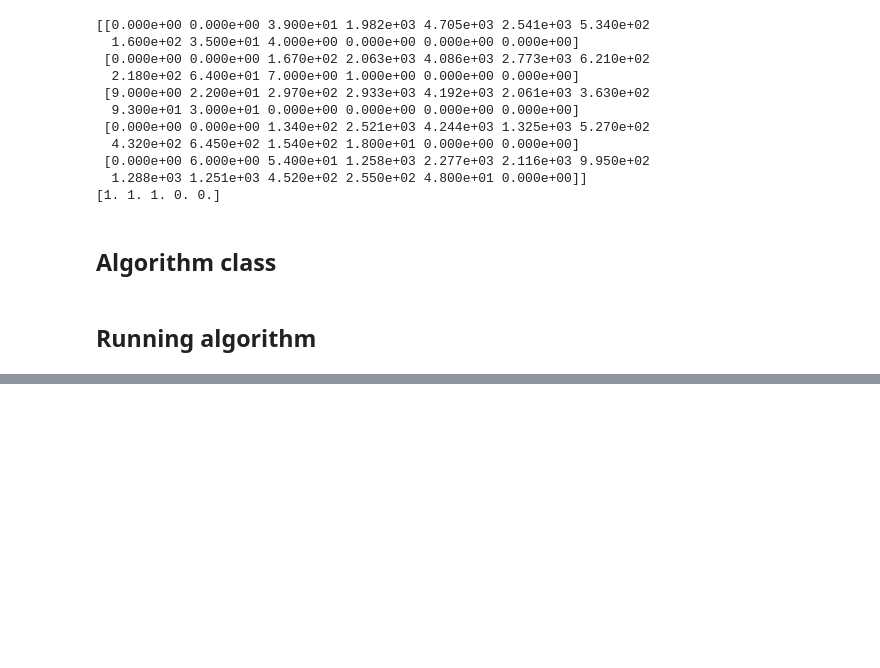
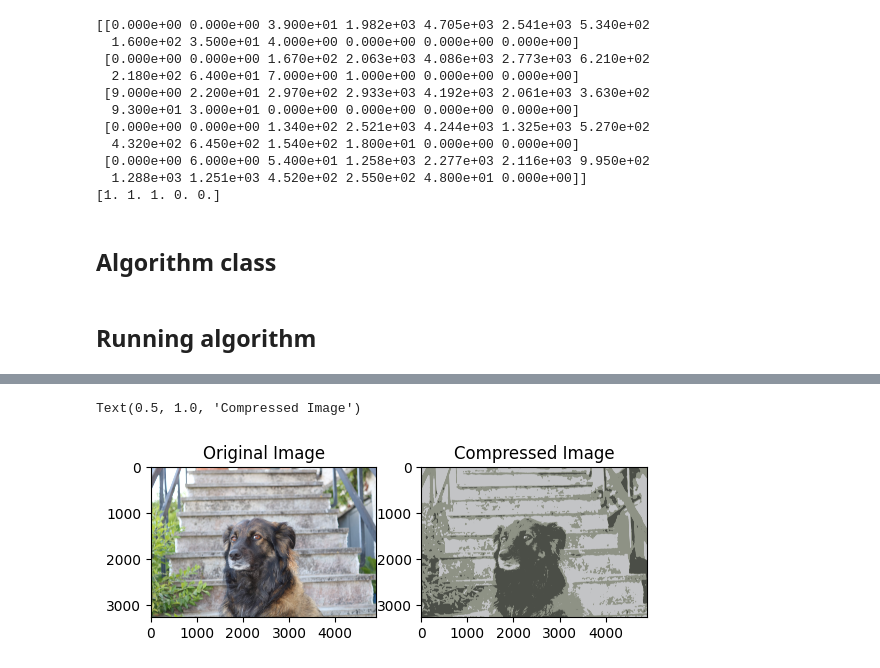
Before and after one commit to Cyrkryta/UCPH-ITDS-Assignments, a Jupyter notebook: Assignment-3/assignment3.ipynb, the cells around one changed output, grey strips where cells are left out. Saved outputs shown, nothing was run; the diff lists cells and outputs as text; code cells hidden in the pictures; blank space fills up the shorter version.

```diff
--- a/Assignment-3/assignment3.ipynb
+++ b/Assignment-3/assignment3.ipynb
@@ -127,0 +212,19 @@ array([[2.19924812e+00, 1.40018797e+01, 1.73727444e+02, 1.40094549e+03,
+# %%
+# Assigning clusters to the data itself
+cluster_center_indices = kMeans.predict(X=X)
+cluster_centers_for_data_points = cluster_centers[cluster_center_indices]
+# %%
+# Assert that compressed image is within [0,255] pixel value range.
+X_compress = np.clip(cluster_centers_for_data_points.astype('uint8'), 0, 255)
+# Reshape X_compress to have the same dimension as the original image 3265 * 4898 * 3
+X_compress = X_compress.reshape(img_size[0], img_size[1], img_size[2])
+# %%
+fig, axes = plt.subplots(1, 2)
+axes[0].imshow(im)
+axes[0].set_title("Original Image")
+
+axes[1].imshow(X_compress)
+axes[1].set_title("Compressed Image")
+# %% [output]
+Text(0.5, 1.0, 'Compressed Image')
+[figure, added]
```
Also changed, not shown: parts of 14 cells of this notebook, 4 other files.
